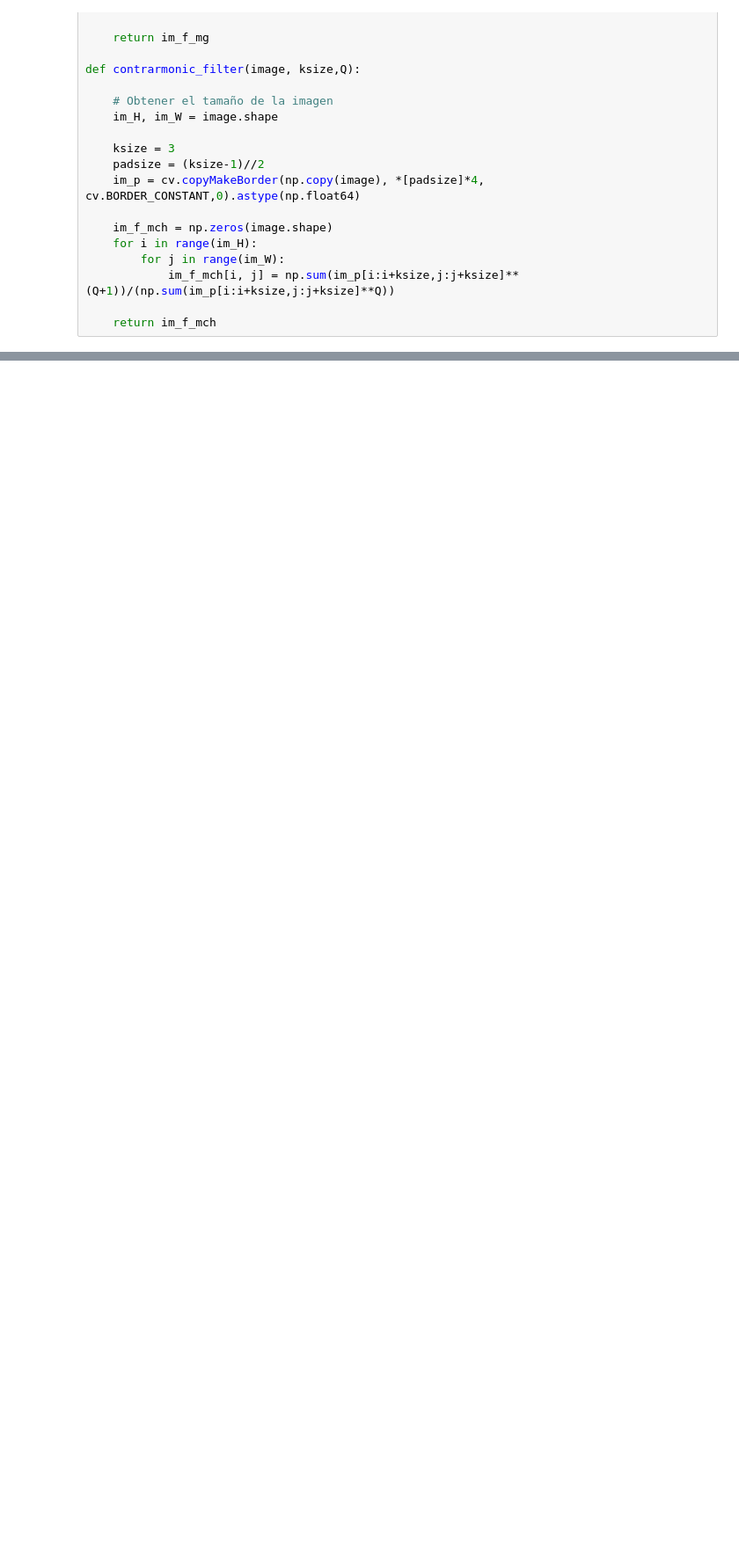
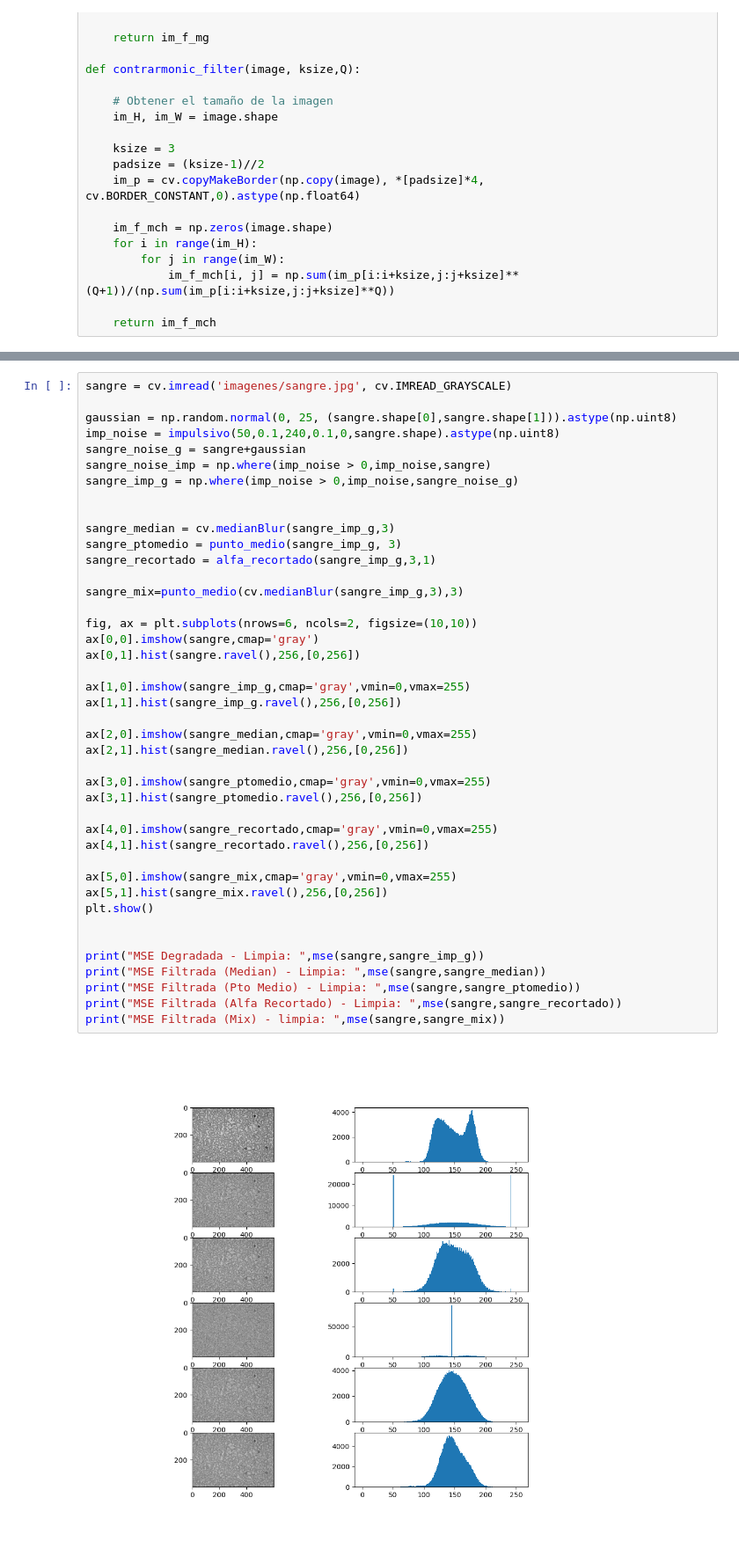
Before and after one commit to IgnacioFucksmann/PDI_2023, a Jupyter notebook: tp_06.ipynb, the cells around one changed output, grey strips where cells are left out. Shown at 88% size. Cells and saved outputs as stored; diff of their text form; blank space fills up the shorter version.

```diff
--- a/tp_06.ipynb
+++ b/tp_06.ipynb
@@ -158,0 +174,44 @@ MSE Filtrada (ContArm) - Limpia:  838.5841534833647
+# %%
+sangre = cv.imread('imagenes/sangre.jpg', cv.IMREAD_GRAYSCALE)
+
+gaussian = np.random.normal(0, 25, (sangre.shape[0],sangre.shape[1])).astype(np.uint8)
+imp_noise = impulsivo(50,0.1,240,0.1,0,sangre.shape).astype(np.uint8)
+sangre_noise_g = sangre+gaussian
+sangre_noise_imp = np.where(imp_noise > 0,imp_noise,sangre)
+sangre_imp_g = np.where(imp_noise > 0,imp_noise,sangre_noise_g)
+
+
+sangre_median = cv.medianBlur(sangre_imp_g,3)
+sangre_ptomedio = punto_medio(sangre_imp_g, 3)
+sangre_recortado = alfa_recortado(sangre_imp_g,3,1)
+
+sangre_mix=punto_medio(cv.medianBlur(sangre_imp_g,3),3)
+
+fig, ax = plt.subplots(nrows=6, ncols=2, figsize=(10,10))
+ax[0,0].imshow(sangre,cmap='gray')
+ax[0,1].hist(sangre.ravel(),256,[0,256])
+
+ax[1,0].imshow(sangre_imp_g,cmap='gray',vmin=0,vmax=255)
+ax[1,1].hist(sangre_imp_g.ravel(),256,[0,256])
+
+ax[2,0].imshow(sangre_median,cmap='gray',vmin=0,vmax=255)
+ax[2,1].hist(sangre_median.ravel(),256,[0,256])
+
+ax[3,0].imshow(sangre_ptomedio,cmap='gray',vmin=0,vmax=255)
+ax[3,1].hist(sangre_ptomedio.ravel(),256,[0,256])
+
+ax[4,0].imshow(sangre_recortado,cmap='gray',vmin=0,vmax=255)
+ax[4,1].hist(sangre_recortado.ravel(),256,[0,256])
+
+ax[5,0].imshow(sangre_mix,cmap='gray',vmin=0,vmax=255)
+ax[5,1].hist(sangre_mix.ravel(),256,[0,256])
+plt.show()
+
+
+print("MSE Degradada - Limpia: ",mse(sangre,sangre_imp_g))
+print("MSE Filtrada (Median) - Limpia: ",mse(sangre,sangre_median))
+print("MSE Filtrada (Pto Medio) - Limpia: ",mse(sangre,sangre_ptomedio))
+print("MSE Filtrada (Alfa Recortado) - Limpia: ",mse(sangre,sangre_recortado))
+print("MSE Filtrada (Mix) - limpia: ",mse(sangre,sangre_mix))
+# %% [output]
+[figure, added]
```
Also changed, not shown: parts of 16 cells of this notebook.
